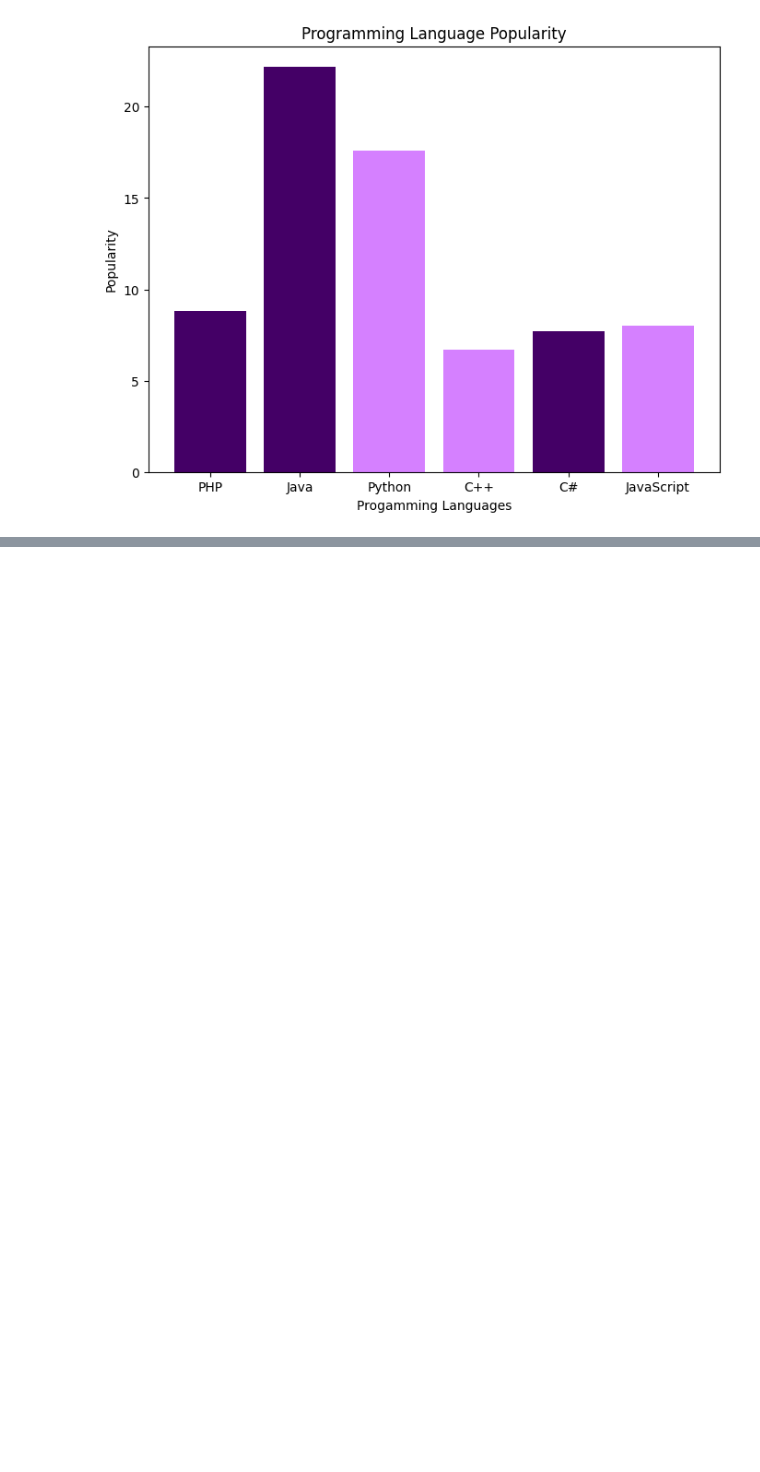
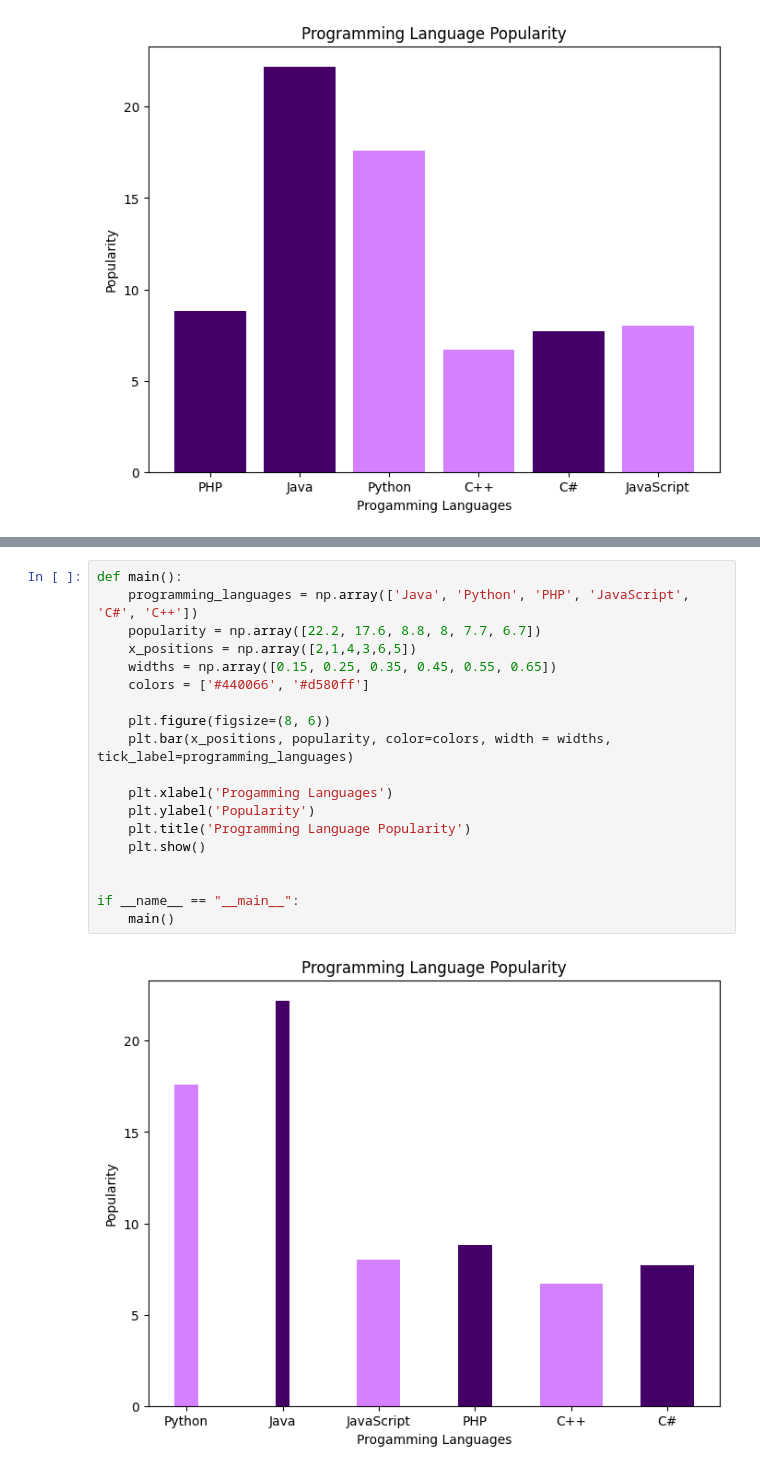
Before and after one commit to ayush-prajapati01/Python-Libraries, a Jupyter notebook: Matplotlib_Programs/barchart_programs.ipynb, the cells around one changed output, grey strips where cells are left out. Drawn from its saved outputs; the diff is of its cells as text; blank space fills up the shorter version.

Commit message:
[Ayush] Add: Python program to display a bar chart of the popularity of programming Languages (Select the width of each bar and their positions).

```diff
--- a/Matplotlib_Programs/barchart_programs.ipynb
+++ b/Matplotlib_Programs/barchart_programs.ipynb
@@ -156,0 +160,21 @@ if __name__ == "__main__":
+# %%
+def main():
+    programming_languages = np.array(['Java', 'Python', 'PHP', 'JavaScript', 'C#', 'C++'])
+    popularity = np.array([22.2, 17.6, 8.8, 8, 7.7, 6.7])
+    x_positions = np.array([2,1,4,3,6,5])
+    widths = np.array([0.15, 0.25, 0.35, 0.45, 0.55, 0.65])
+    colors = ['#440066', '#d580ff']
+
+    plt.figure(figsize=(8, 6))
+    plt.bar(x_positions, popularity, color=colors, width = widths, tick_label=programming_languages)
+
+    plt.xlabel('Progamming Languages')
+    plt.ylabel('Popularity')
+    plt.title('Programming Language Popularity')
+    plt.show()
+
+
+if __name__ == "__main__":
+    main()
+# %% [output]
+[figure, added]
```
Also changed, not shown: parts of 1 cell of this notebook.
